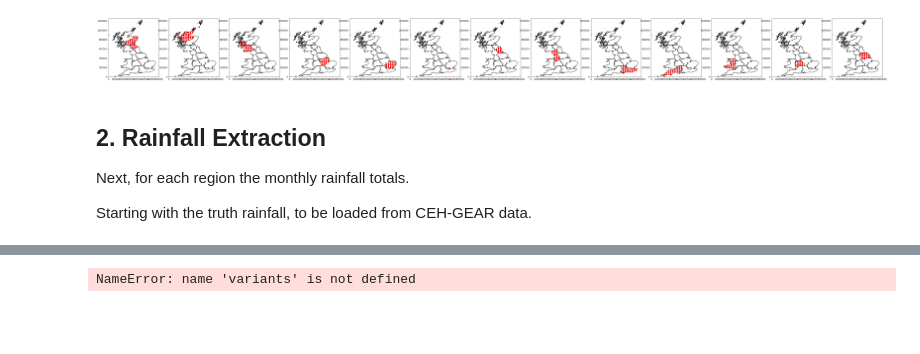
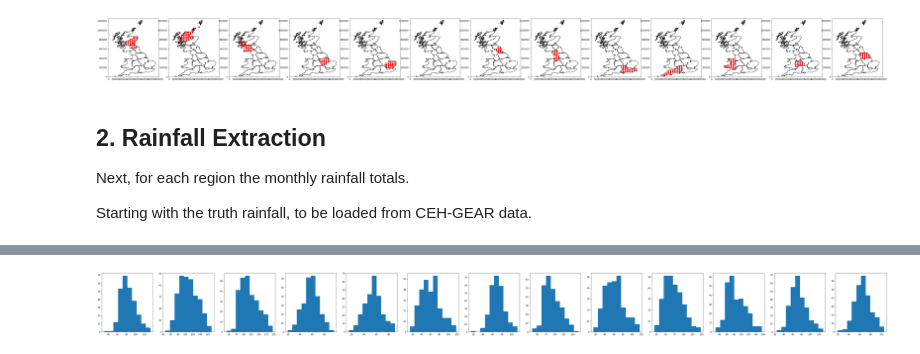
Before and after one commit to Sciprios/VideoRainfallPrediction, a Jupyter notebook: Rainfall Data.ipynb, the cells around one changed output, grey strips where cells are left out. Drawn from its saved outputs; the diff is of its cells as text; code cells hidden in the pictures; blank space fills up the shorter version.

Commit message:
Fix to months with corrupt data

```diff
--- a/Rainfall Data.ipynb
+++ b/Rainfall Data.ipynb
@@ -160,7 +129,7 @@ def extract_mo_monthly_rainfall(regions, output_file="./data/rainfall/truth_rf.n
             A list of [month, year, region 1, ..., region 13]"""
     region_rainfall = []
     months = range(1, 13)
-    years = range(1994, 2018)
+    years = range(1994, 2017)
     for y in tqdm(years):
         for m in tqdm(months):
             month_rainfall = [m, y]
@@ -171,10 +140,11 @@ def extract_mo_monthly_rainfall(regions, output_file="./data/rainfall/truth_rf.n
                 ds = xr.open_dataset(
                     meteo_folder + "{}-{}.grib".format(forecast_date.month, forecast_date.year), engine='cfgrib')
                 rainfall = np.array(ds['tp'])
-                if len(rainfall.shape) > 3:
+                if len(rainfall.shape) > 4:
+                    print(meteo_folder + "{}-{}.grib".format(forecast_date.month, forecast_date.year))
+                    rainfall = np.nanmean(rainfall[:, 0, :, :, :], axis=0)
+                elif len(rainfall.shape) > 3:
                     rainfall = np.nanmean(rainfall, axis=0)
-                if len(rainfall.shape) > 4:
-                    rainfall = np.nanmean(rainfall, axis=0)[:, 0, :, :, :]
                 lons, lats = np.array(ds['longitude']), np.array(ds['latitude'])
                 ds.close()
                 rainfall = (rainfall[-1, :, :] - rainfall[0, :, :])*1000
@@ -277,7 +212,8 @@ Failed to load for 2017-12-01
 # %%
-plt.rcParams['figure.figsize'] = [5*len(variants.keys()), 10]
-fig, axs = plt.subplots(nrows=1, ncols=2)
+plt.rcParams['figure.figsize'] = [65, 5]
+fig, axs = plt.subplots(nrows=1, ncols=13)
 
-axs[0].hist(region_rainfall[:, 3])
+for n in range(0, 13):
+    axs[n].hist(region_rainfall[:, n+2])
 # %% [output]
-NameError: name 'variants' is not defined
+[figure, added]
```
Also changed, not shown: parts of 6 cells of this notebook, 2 other files.
